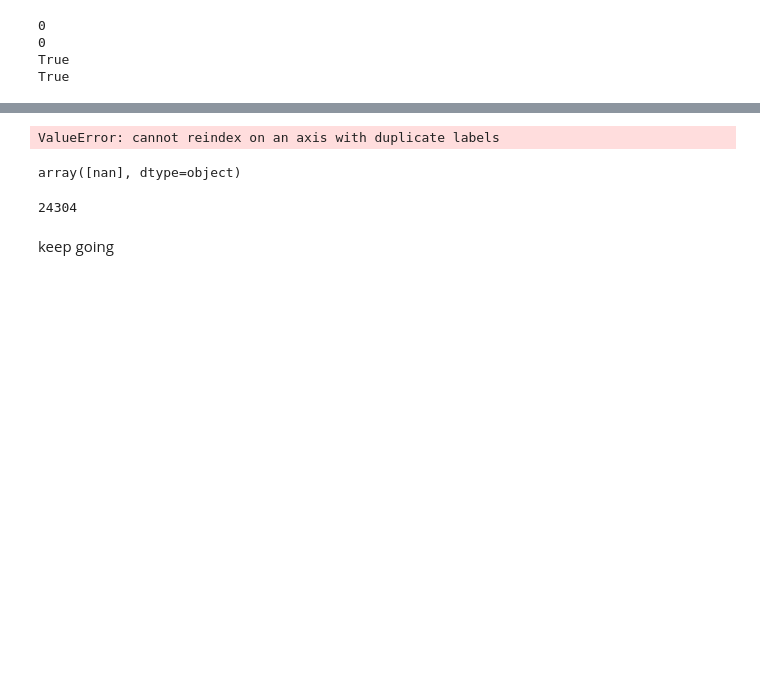
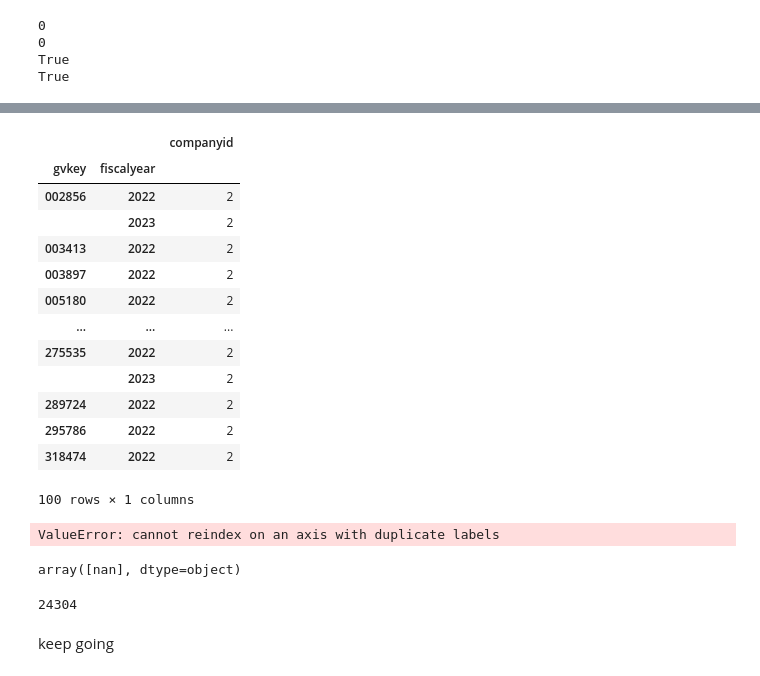
Before and after one commit to varunchodanker/MSc-Individual-Project, a Jupyter notebook: Phase1.ipynb, the cells around one changed output, grey strips where cells are left out. Drawn from its saved outputs; the diff is of its cells as text; code cells hidden in the pictures; blank space fills up the shorter version.

```diff
--- a/Phase1.ipynb
+++ b/Phase1.ipynb
@@ -161,3 +199,24 @@ array([nan, '200470', '066929', ..., '298653', '313788', '258998'],
+# %%
+gvkey_gb = raw_emissions_df.groupby(["gvkey", "fiscalyear"]).agg(
+    {"companyid": lambda vals: vals.count()}
+)
+# %%
+gvkey_gb[gvkey_gb["companyid"] == 2]
+# %% [output]
+|  |  | companyid |
+| gvkey | fiscalyear |  |
+| 002856 | 2022 | 2 |
+|  | 2023 | 2 |
+| 003413 | 2022 | 2 |
+| 003897 | 2022 | 2 |
+| 005180 | 2022 | 2 |
+| ... | ... | ... |
+| 275535 | 2022 | 2 |
+|  | 2023 | 2 |
+| 289724 | 2022 | 2 |
+| 295786 | 2022 | 2 |
+| 318474 | 2022 | 2 |
+100 rows × 1 columns
 # %%
 emissions_df.loc[
     cid_gvkey_df["companyid"].astype(str), "gvkey"
```
Also changed, not shown: parts of 5 cells of this notebook.
